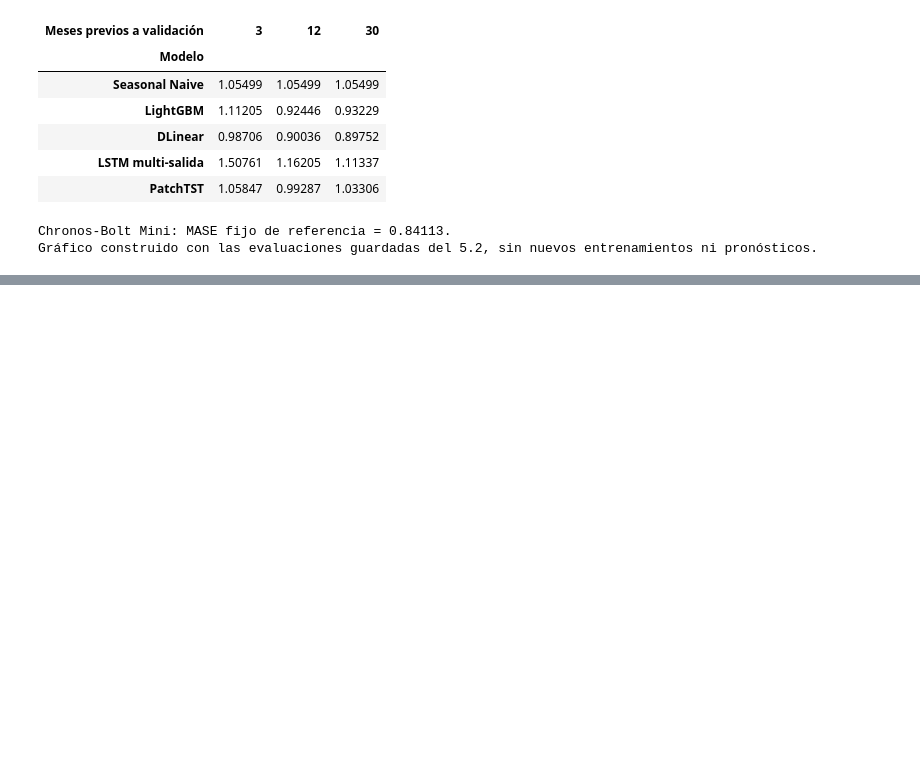
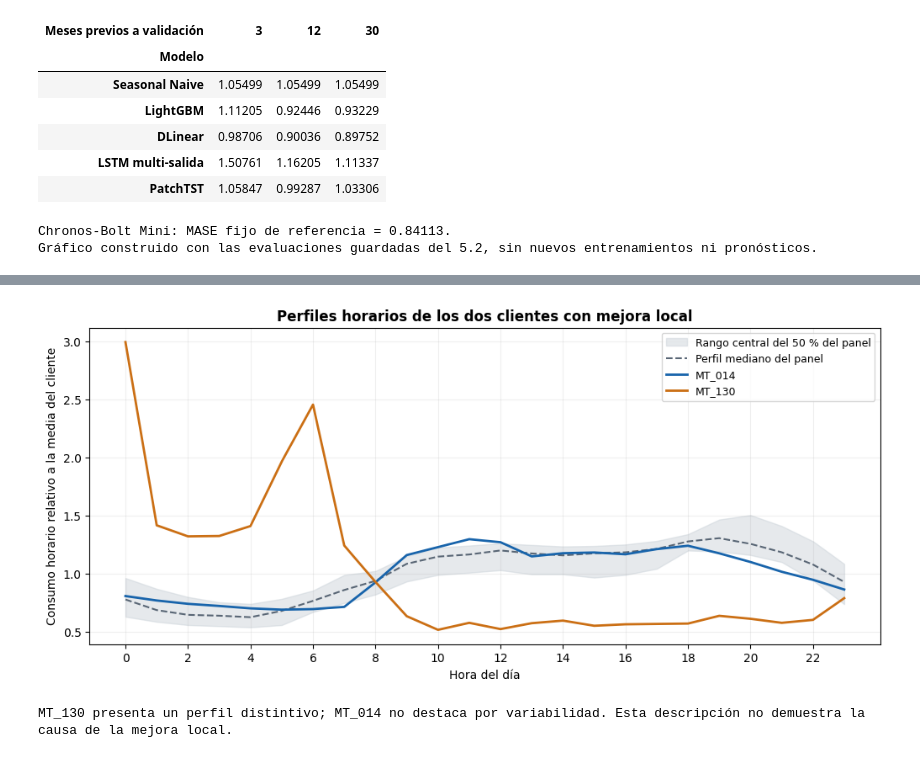
Before and after one commit to Bamo0507/Laboratorio_9_Series_de_Tiempo, a Jupyter notebook: Laboratorio_9_Series_de_Tiempo.ipynb, the cells around one changed output, grey strips where cells are left out. Cells and saved outputs as stored; diff of their text form; code cells hidden in the pictures; blank space fills up the shorter version.

```diff
--- a/Laboratorio_9_Series_de_Tiempo.ipynb
+++ b/Laboratorio_9_Series_de_Tiempo.ipynb
@@ -8025,0 +8461,78 @@ Gráfico construido con las evaluaciones guardadas del 5.2, sin nuevos entrenami
+# %%
+from pathlib import Path
+
+import matplotlib.pyplot as plt
+import numpy as np
+import pandas as pd
+from IPython.display import display
+
+
+client_diagnostics_directory = Path("data/processed/local_global_5_3/client_diagnostics")
+client_diagnostics_directory.mkdir(parents=True, exist_ok=True)
+observations = pd.read_csv(
+    "data/processed/chronos_bolt_test_forecasts.csv", usecols=["unique_id", "ds", "y"],
+    parse_dates=["ds"], float_precision="round_trip",
+)
+test_consumption_panel = observations.pivot(index="ds", columns="unique_id", values="y").sort_index()
+assert test_consumption_panel.shape == (2208, 100)
+client_means = test_consumption_panel.mean()
+relative_hourly_profiles = test_consumption_panel.groupby(test_consumption_panel.index.hour).mean().divide(client_means, axis="columns")
+typical_hourly_profile = relative_hourly_profiles.median(axis="columns")
+hourly_profile_distance = relative_hourly_profiles.subtract(typical_hourly_profile, axis="index").pow(2).mean().pow(0.5)
+client_variability = test_consumption_panel.std() / client_means
+weekend_mask = test_consumption_panel.index.dayofweek >= 5
+weekend_ratio = test_consumption_panel.loc[weekend_mask].mean() / test_consumption_panel.loc[~weekend_mask].mean()
+client_lower_quartiles = test_consumption_panel.quantile(0.25)
+client_upper_quartiles = test_consumption_panel.quantile(0.75)
+client_iqr = client_upper_quartiles - client_lower_quartiles
+outside_iqr = (
+    test_consumption_panel.lt(client_lower_quartiles - 1.5 * client_iqr, axis="columns")
+    | test_consumption_panel.gt(client_upper_quartiles + 1.5 * client_iqr, axis="columns")
+).mean() * 100
+client_diagnostic_table = pd.DataFrame({
+    "mean_kWh": client_means, "coefficient_of_variation": client_variability,
+    "zero_pct": test_consumption_panel.eq(0).mean() * 100, "outside_iqr_pct": outside_iqr,
+    "weekend_to_weekday": weekend_ratio, "relative_daily_profile_distance": hourly_profile_distance,
+    "profile_distance_percentile": hourly_profile_distance.rank(pct=True) * 100,
+    "variability_percentile": client_variability.rank(pct=True) * 100,
+    "outlier_pct_percentile": outside_iqr.rank(pct=True) * 100,
+    "lowest_profile_hour": relative_hourly_profiles.idxmin(), "highest_profile_hour": relative_hourly_profiles.idxmax(),
+})
+client_diagnostic_table.to_csv(client_diagnostics_directory / "test_consumption_profiles.csv", index_label="client")
+relative_profile_summary = pd.DataFrame({
+    "MT_014": relative_hourly_profiles["MT_014"], "MT_130": relative_hourly_profiles["MT_130"],
+    "panel_median": typical_hourly_profile,
+})
+relative_profile_summary.to_csv(client_diagnostics_directory / "relative_hourly_profiles.csv", index_label="hour")
+local_global_client_results = pd.read_csv("data/processed/local_global_5_3/comparison_by_client.csv")
+local_global_client_results["global_improvement_pct"] = 100 * (
+    local_global_client_results["local_MASE"] - local_global_client_results["global_MASE"]
+) / local_global_client_results["local_MASE"]
+local_global_client_results.to_csv(client_diagnostics_directory / "comparison_with_global_improvement.csv", index=False)
+print("Descripción posterior de prueba; no se usa para ajustar modelos ni seleccionar clientes.")
+display(client_diagnostic_table.loc[["MT_014", "MT_130"], [
+    "coefficient_of_variation", "zero_pct", "weekend_to_weekday", "profile_distance_percentile", "variability_percentile",
+]].round(4))
+print("Medianas del panel: variabilidad y proporción de registros en cero.")
+display(client_diagnostic_table[["coefficient_of_variation", "zero_pct"]].median().round(4).to_frame("Mediana"))
+print("Mejora relativa del global frente al local, ordenada de mayor a menor.")
+display(local_global_client_results[["client", "global_improvement_pct"]].sort_values("global_improvement_pct", ascending=False).round(4))
+
+profile_figure, profile_axis = plt.subplots(figsize=(10, 4.5), layout="constrained")
+profile_axis.fill_between(
+    relative_hourly_profiles.index,
+    relative_hourly_profiles.quantile(0.25, axis="columns"),
+    relative_hourly_profiles.quantile(0.75, axis="columns"),
+    color="#C8D0D7", alpha=0.45, label="Rango central del 50 % del panel",
+)
+profile_axis.plot(typical_hourly_profile.index, typical_hourly_profile, color="#596675", linestyle="--", label="Perfil mediano del panel")
+profile_axis.plot(relative_hourly_profiles.index, relative_hourly_profiles["MT_014"], color="#1864AB", linewidth=2, label="MT_014")
+profile_axis.plot(relative_hourly_profiles.index, relative_hourly_profiles["MT_130"], color="#CB6F14", linewidth=2, label="MT_130")
+profile_axis.set_title("Perfiles horarios de los dos clientes con mejora local", fontweight="bold")
+profile_axis.set(xlabel="Hora del día", ylabel="Consumo horario relativo a la media del cliente", xticks=range(0, 24, 2))
+profile_axis.grid(alpha=0.2)
+profile_axis.legend(fontsize=9)
+profile_figure.savefig(client_diagnostics_directory / "local_winners_relative_hourly_profiles.png", dpi=180)
+plt.show()
+print("MT_130 presenta un perfil distintivo; MT_014 no destaca por variabilidad. Esta descripción no demuestra la causa de la mejora local.")
+# %% [output]
@@ -8025,0 +8560,2 @@ Gráfico construido con las evaluaciones guardadas del 5.2, sin nuevos entrenami
+[figure, added]
+MT_130 presenta un perfil distintivo; MT_014 no destaca por variabilidad. Esta descripción no demuestra la causa de la mejora local.
```
Also changed, not shown: parts of 17 cells of this notebook, 12 other files.
